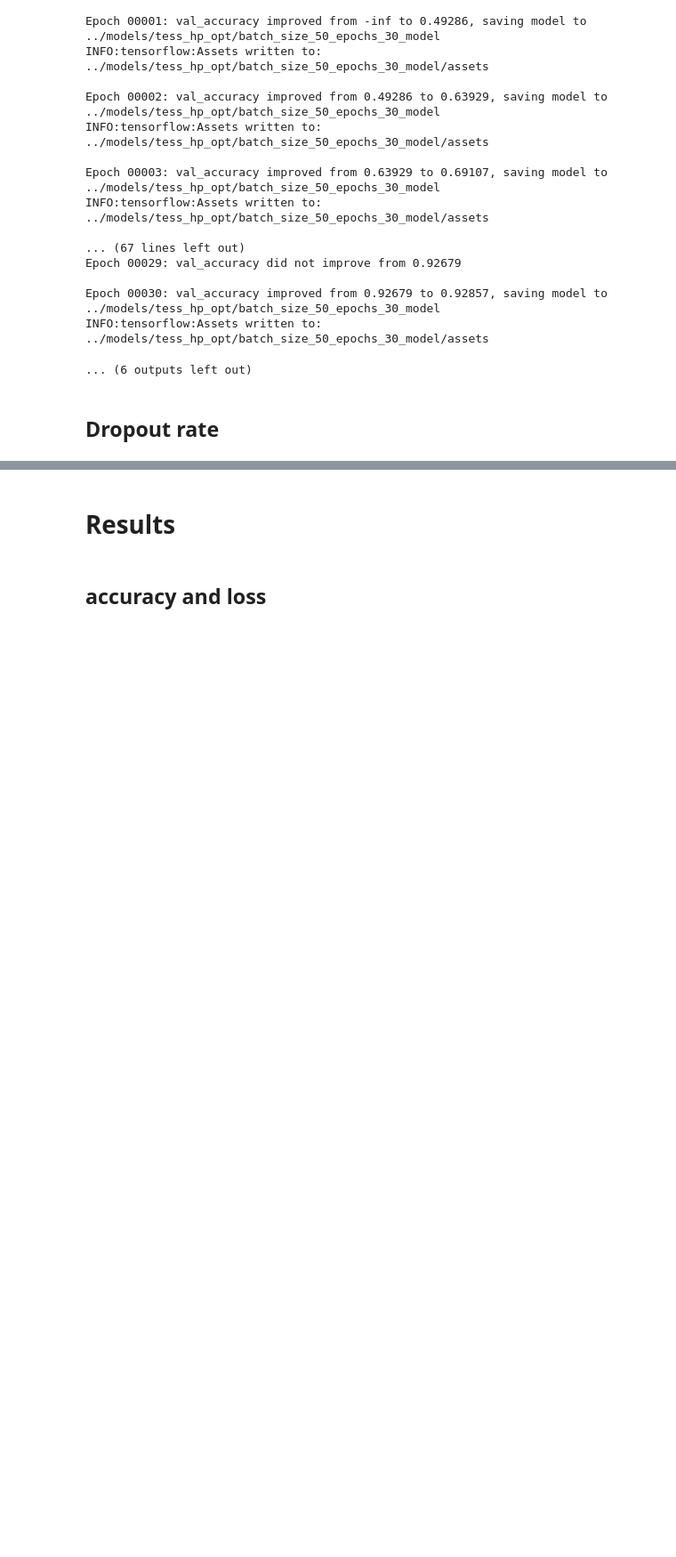
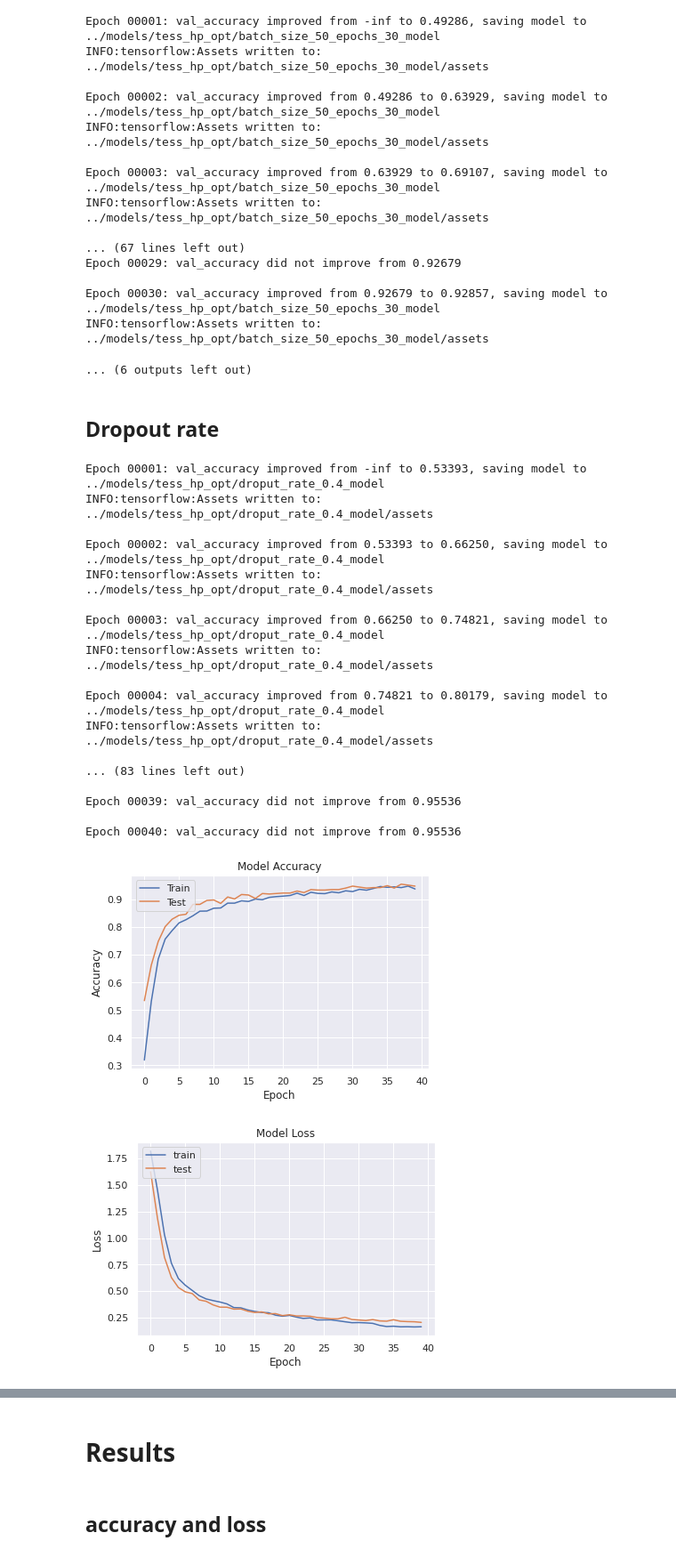
Before and after one commit to mikolajm190/python_SER_DL, a Jupyter notebook: src/tess_hp_opt.ipynb, the cells around one changed output, grey strips where cells are left out. Shown at 89% size. Cells and saved outputs as stored; diff of their text form; code cells hidden in the pictures; blank space fills up the shorter version.

Commit message:
dropout rate optimization

```diff
--- a/src/tess_hp_opt.ipynb
+++ b/src/tess_hp_opt.ipynb
@@ -723,9 +724,8 @@ for params in optimizer_loss_params:
                      activation_function=best_params['act_fun'], output_activation_function=best_params['out_act_fun'],
                      conv_kernel_size=best_params['kern_size'], pooling_pool_size=best_params['pool_size'],
                      opt=best_params['opt'])
-    fit_save_results(model,
-                     custom_model_name=f'batch_size_{params["batch_size"]}_epochs_{params["epochs"]}_model',
-                    batch_size=params['batch_size'], epochs=params['epochs'])
+    fit_save_results(model, batch_size=params['batch_size'], epochs=params['epochs'],
+                    custom_model_name=f'batch_size_{params["batch_size"]}_epochs_{params["epochs"]}_model')
 # %% [output]
 2022-05-25 19:39:03.554323: I tensorflow/compiler/mlir/mlir_graph_optimization_pass.cc:116] None of the MLIR optimization passes are enabled (registered 2)
 2022-05-25 19:39:03.578293: I tensorflow/core/platform/profile_utils/cpu_utils.cc:112] CPU Frequency: 3799900000 Hz
@@ -795,21 +795,47 @@ Epoch 00029: val_accuracy did not improve from 0.92679
 Epoch 00030: val_accuracy improved from 0.92679 to 0.92857, saving model to ../models/tess_hp_opt/batch_size_50_epochs_30_model
 INFO:tensorflow:Assets written to: ../models/tess_hp_opt/batch_size_50_epochs_30_model/assets
 ... (6 outputs left out)
-# %%
-best_params = {}
-best_params['hlayers'] = 2
-best_params['neurons'] = (173, 512, 512)
-
-best_params['act_fun'] = 'relu'
-best_params['out_act_fun'] = 'sigmoid'
-
-best_params['kern_size'] = 5
-best_params['pool_size'] = 7
-
-best_params['opt'] = keras.optimizers.Adagrad(learning_rate=0.003)
 # %% [markdown]
 ## Dropout rate
 # %%
 # best batch size and epochs
 best_params['batch_size'] = 32
 best_params['epochs'] = 40
+
+dropout_rate_params = (
+    0.4,
+    0.3,
+    0.2,
+    0.1
+)
+
+for param in dropout_rate_params:
+    model = get_model(hidden_layers_count=best_params['hlayers'], layers_neurons_count=best_params['neurons'],
+                     activation_function=best_params['act_fun'], output_activation_function=best_params['out_act_fun'],
+                     conv_kernel_size=best_params['kern_size'], pooling_pool_size=best_params['pool_size'],
+                     opt=best_params['opt'], dropout_rate=param)
+    fit_save_results(model, batch_size=best_params['batch_size'], epochs=best_params['epochs'],
+                    custom_model_name=f'droput_rate_{param}_model')
+
+# best droput rate (0.2 slightly better accuracy, 0.4 better train, test curve match)
+best_params['dropout_rate'] = 0.4
+# %% [output]
+Epoch 00001: val_accuracy improved from -inf to 0.53393, saving model to ../models/tess_hp_opt/droput_rate_0.4_model
+INFO:tensorflow:Assets written to: ../models/tess_hp_opt/droput_rate_0.4_model/assets
+
+Epoch 00002: val_accuracy improved from 0.53393 to 0.66250, saving model to ../models/tess_hp_opt/droput_rate_0.4_model
+INFO:tensorflow:Assets written to: ../models/tess_hp_opt/droput_rate_0.4_model/assets
+
+Epoch 00003: val_accuracy improved from 0.66250 to 0.74821, saving model to ../models/tess_hp_opt/droput_rate_0.4_model
+INFO:tensorflow:Assets written to: ../models/tess_hp_opt/droput_rate_0.4_model/assets
+
+Epoch 00004: val_accuracy improved from 0.74821 to 0.80179, saving model to ../models/tess_hp_opt/droput_rate_0.4_model
+INFO:tensorflow:Assets written to: ../models/tess_hp_opt/droput_rate_0.4_model/assets
+
+... (83 lines left out)
+
+Epoch 00039: val_accuracy did not improve from 0.95536
+
+Epoch 00040: val_accuracy did not improve from 0.95536
+[figure, added]
+[figure, added]
```
Also changed, not shown: parts of 2 cells of this notebook.
